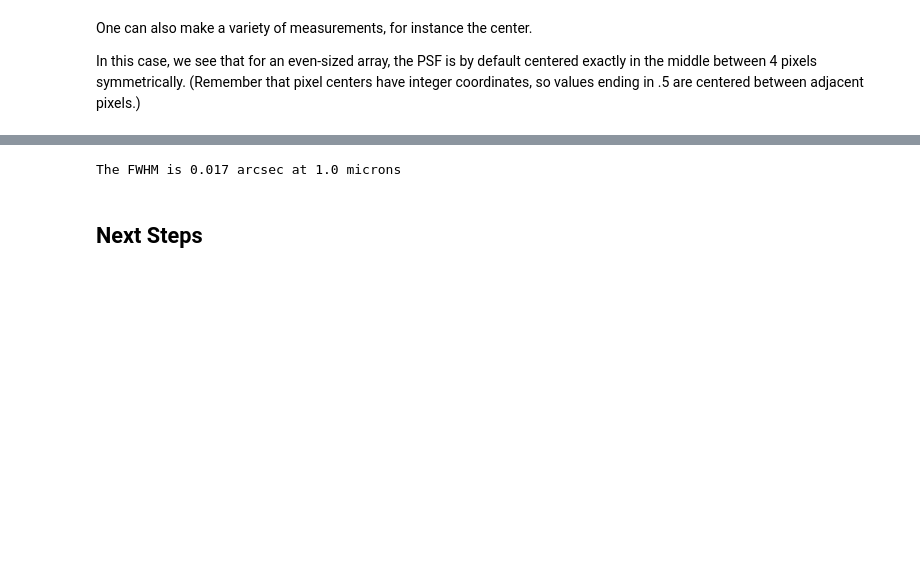
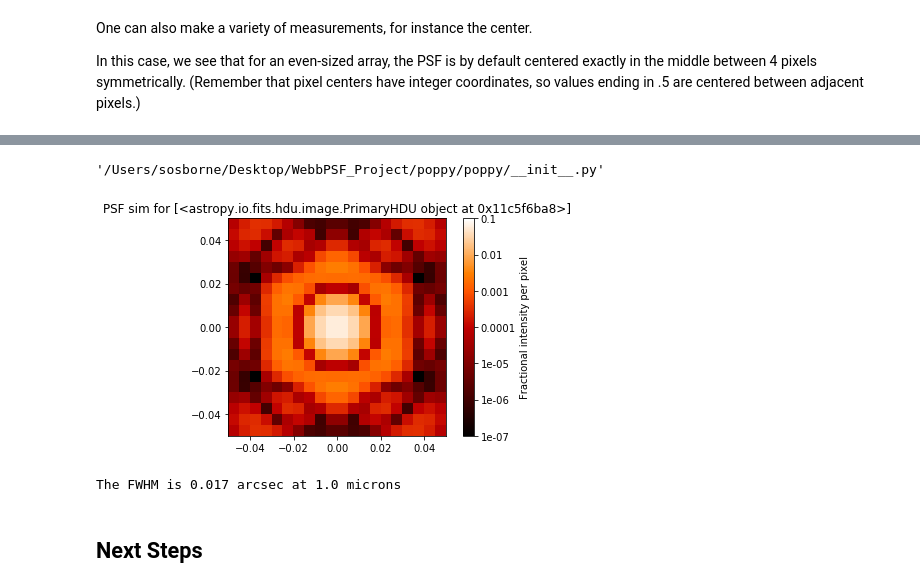
Before and after one commit to spacetelescope/poppy, a Jupyter notebook: notebooks/POPPY_tutorial.ipynb, the cells around one changed output, grey strips where cells are left out. Saved outputs shown, nothing was run; the diff lists cells and outputs as text; code cells hidden in the pictures; blank space fills up the shorter version.

```diff
--- a/notebooks/POPPY_tutorial.ipynb
+++ b/notebooks/POPPY_tutorial.ipynb
@@ -220,5 +225,9 @@ print("The centroid is located at ({0:.3f}, {1:.3f})".format(*poppy.measure_cent
 # %%
 poppy.display_PSF(psf, imagecrop=0.1)
+poppy.__file__
+# %% [output]
+'/Users/sosborne/Desktop/WebbPSF_Project/poppy/poppy/__init__.py'
+[figure, added]
 # %%
 print("The FWHM is {0:.3f} arcsec at {1} microns ".format(poppy.measure_fwhm(psf), psf[0].header['WAVELEN']*1e6))
 # %% [output]
```
Also changed, not shown: parts of 4 cells of this notebook, 1 other file.
